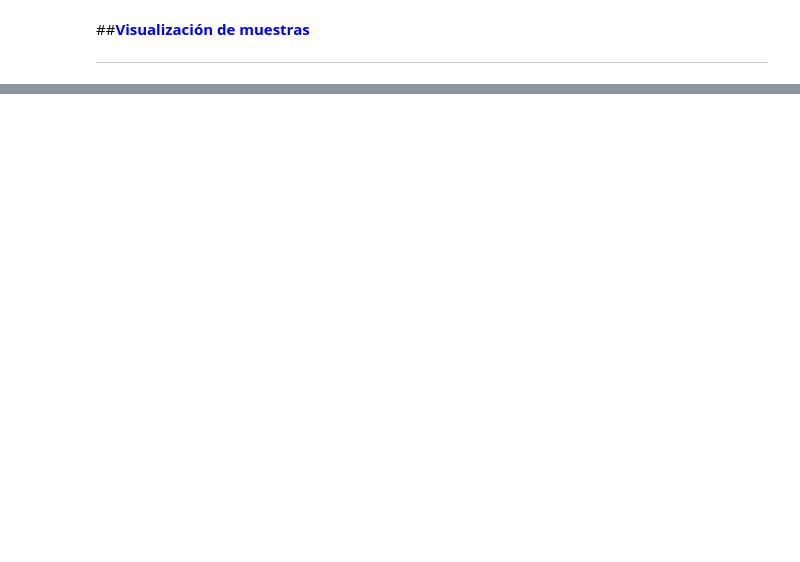
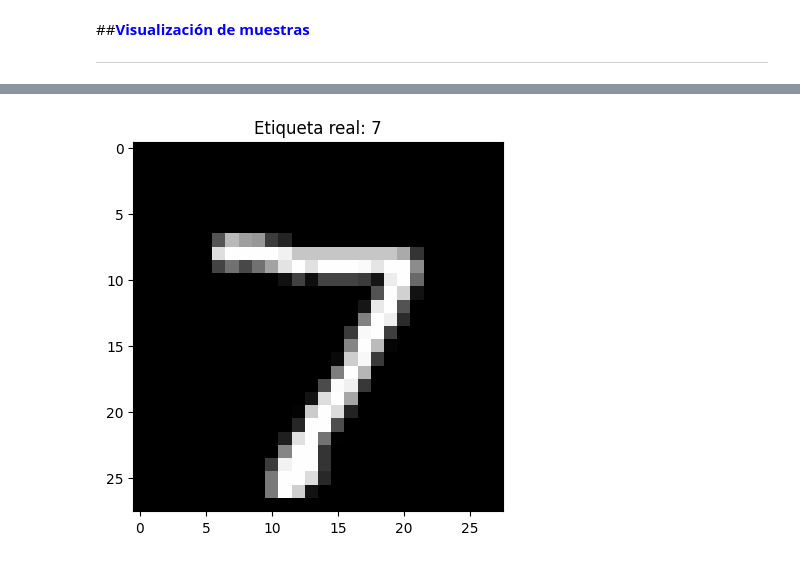
Before and after one commit to ManelSoengas/tutorials, a Jupyter notebook: Deep_learning_CNN_Beginner.ipynb, the cells around one changed output, grey strips where cells are left out. Saved outputs shown, nothing was run; the diff lists cells and outputs as text; code cells hidden in the pictures; blank space fills up the shorter version.

```diff
--- a/Deep_learning_CNN_Beginner.ipynb
+++ b/Deep_learning_CNN_Beginner.ipynb
@@ -152,0 +209,5 @@ X_test = X_test / 255
+# %%
+# Codificar las salidas en formato one-hot
+y_train = to_categorical(y_train)
+y_test = to_categorical(y_test)
+num_classes = y_test.shape[1]
@@ -152,0 +459,26 @@ X_test = X_test / 255
+# %%
+# Cargar el modelo guardado
+import numpy as np
+from tensorflow.keras.models import load_model
+import matplotlib.pyplot as plt
+
+# Carga del modelo previamente guardado
+loaded_model = load_model("mnist_cnn_model.h5")
+
+# Selección de una muestra del conjunto de prueba
+sample_index = 0  # Cambia este valor para probar con diferentes imágenes
+sample_image = X_test[sample_index]
+sample_label = np.argmax(y_test[sample_index])
+
+# Mostrar la imagen que se pasa como entrada
+plt.imshow(sample_image.squeeze(), cmap='gray')
+plt.title(f"Etiqueta real: {sample_label}")
+plt.show()
+
+# Redimensionar la imagen para la predicción
+sample_image = np.expand_dims(sample_image, axis=0)
+
+# Predicción de la clase
+prediction = np.argmax(loaded_model.predict(sample_image), axis=-1)
+print(f"Predicción del modelo: {prediction[0]}")
+# %% [output]
@@ -152,0 +486 @@ X_test = X_test / 255
+[figure, added]
```
Also changed, not shown: parts of 27 cells of this notebook.
